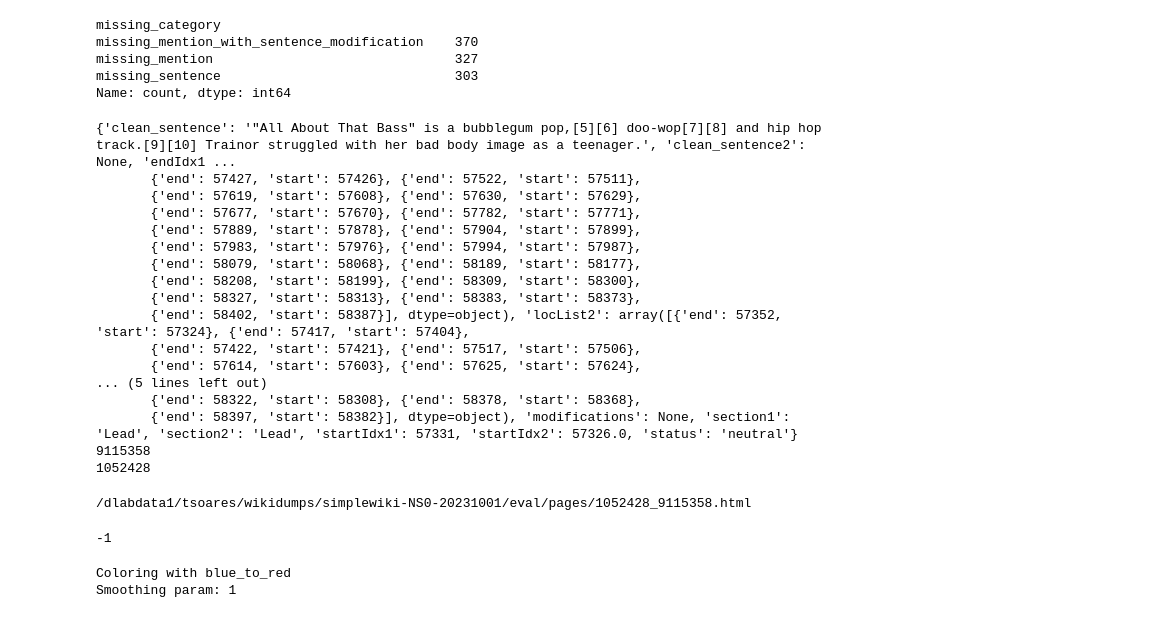
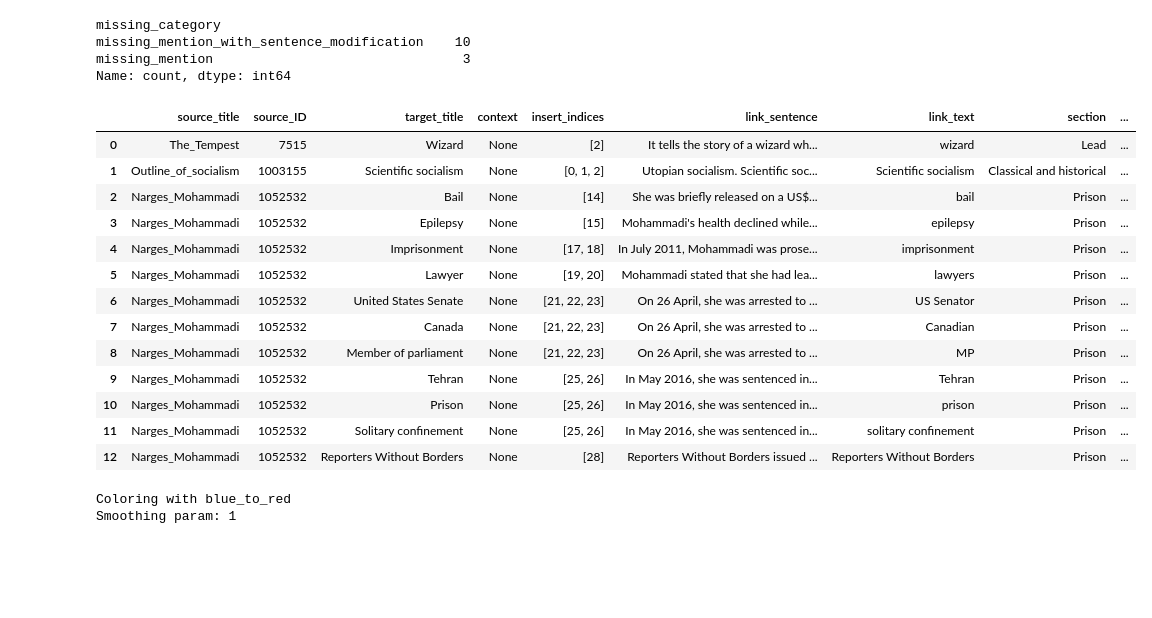
Before and after one commit to au-clan/wikinsert, a Jupyter notebook: explore.ipynb, the cells around one changed output. Drawn from its saved outputs; the diff is of its cells as text; code cells hidden in the pictures; blank space fills up the shorter version.

```diff
--- a/explore.ipynb
+++ b/explore.ipynb
@@ -11,12 +11,11 @@ tqdm.pandas()
 %load_ext autoreload
 %autoreload 2
 # %%
-scored_simple_5 =pd.read_parquet("/dlabdata1/boulenge/wikidumps_data/scored_data/simple_5_scored.parquet")
+scored_simple_5 =pd.read_parquet("/dlabdata1/boulenge/wikidumps_data/originals/scored_data/simple_5_scored.parquet")
 # %%
 display(scored_simple_5['missing_category'].value_counts())
 # %% [output]
 missing_category
-missing_mention_with_sentence_modification    370
-missing_mention                               327
-missing_sentence                              303
+missing_mention_with_sentence_modification    10
+missing_mention                                3
 Name: count, dtype: int64
@@ -27,40 +22,20 @@ source_ID = scored_simple_5['source_ID'][49]
-# %%
-print(interest)
-print(first_version)
-print(source_ID)
-# %% [output]
-{'clean_sentence': '"All About That Bass" is a bubblegum pop,[5][6] doo-wop[7][8] and hip hop track.[9][10] Trainor struggled with her bad body image as a teenager.', 'clean_sentence2': None, 'endIdx1 ...
-       {'end': 57427, 'start': 57426}, {'end': 57522, 'start': 57511},
-       {'end': 57619, 'start': 57608}, {'end': 57630, 'start': 57629},
-       {'end': 57677, 'start': 57670}, {'end': 57782, 'start': 57771},
-       {'end': 57889, 'start': 57878}, {'end': 57904, 'start': 57899},
-       {'end': 57983, 'start': 57976}, {'end': 57994, 'start': 57987},
-       {'end': 58079, 'start': 58068}, {'end': 58189, 'start': 58177},
-       {'end': 58208, 'start': 58199}, {'end': 58309, 'start': 58300},
-       {'end': 58327, 'start': 58313}, {'end': 58383, 'start': 58373},
-       {'end': 58402, 'start': 58387}], dtype=object), 'locList2': array([{'end': 57352, 'start': 57324}, {'end': 57417, 'start': 57404},
-       {'end': 57422, 'start': 57421}, {'end': 57517, 'start': 57506},
-       {'end': 57614, 'start': 57603}, {'end': 57625, 'start': 57624},
-... (5 lines left out)
-       {'end': 58322, 'start': 58308}, {'end': 58378, 'start': 58368},
-       {'end': 58397, 'start': 58382}], dtype=object), 'modifications': None, 'section1': 'Lead', 'section2': 'Lead', 'startIdx1': 57331, 'startIdx2': 57326.0, 'status': 'neutral'}
-9115358
-1052428
-# %%
-lang = 'simple'
-
-html = f'/dlabdata1/tsoares/wikidumps/{lang}wiki-NS0-20231001/eval/pages/{source_ID}_{first_version}.html'
-print(html)
-#get the html string
-
-with open(html, 'r') as file:
-    html_string = file.read()
-# %% [output]
-/dlabdata1/tsoares/wikidumps/simplewiki-NS0-20231001/eval/pages/1052428_9115358.html
-# %%
-print(html_string.find("Common things"))
-# %% [output]
--1
+# %%
+display(scored_simple_5)
+# %% [output]
+|  | source_title | source_ID | target_title | context | insert_indices | link_sentence | link_text | section | ... |
+| 0 | The_Tempest | 7515 | Wizard | None | [2] | It tells the story of a wizard wh... | wizard | Lead | ... |
+| 1 | Outline_of_socialism | 1003155 | Scientific socialism | None | [0, 1, 2] | Utopian socialism. Scientific soc... | Scientific socialism | Classical and historical | ... |
+| 2 | Narges_Mohammadi | 1052532 | Bail | None | [14] | She was briefly released on a US$... | bail | Prison | ... |
+| 3 | Narges_Mohammadi | 1052532 | Epilepsy | None | [15] | Mohammadi's health declined while... | epilepsy | Prison | ... |
+| 4 | Narges_Mohammadi | 1052532 | Imprisonment | None | [17, 18] | In July 2011, Mohammadi was prose... | imprisonment | Prison | ... |
+| 5 | Narges_Mohammadi | 1052532 | Lawyer | None | [19, 20] | Mohammadi stated that she had lea... | lawyers | Prison | ... |
+| 6 | Narges_Mohammadi | 1052532 | United States Senate | None | [21, 22, 23] | On 26 April, she was arrested to ... | US Senator | Prison | ... |
+| 7 | Narges_Mohammadi | 1052532 | Canada | None | [21, 22, 23] | On 26 April, she was arrested to ... | Canadian | Prison | ... |
+| 8 | Narges_Mohammadi | 1052532 | Member of parliament | None | [21, 22, 23] | On 26 April, she was arrested to ... | MP | Prison | ... |
+| 9 | Narges_Mohammadi | 1052532 | Tehran | None | [25, 26] | In May 2016, she was sentenced in... | Tehran | Prison | ... |
+| 10 | Narges_Mohammadi | 1052532 | Prison | None | [25, 26] | In May 2016, she was sentenced in... | prison | Prison | ... |
+| 11 | Narges_Mohammadi | 1052532 | Solitary confinement | None | [25, 26] | In May 2016, she was sentenced in... | solitary confinement | Prison | ... |
+| 12 | Narges_Mohammadi | 1052532 | Reporters Without Borders | None | [28] | Reporters Without Borders issued ... | Reporters Without Borders | Prison | ... |
 # %%
 colouring_pipeline(
     scored_simple_5,
```
Also changed, not shown: parts of 7 cells of this notebook, 6 other files.
